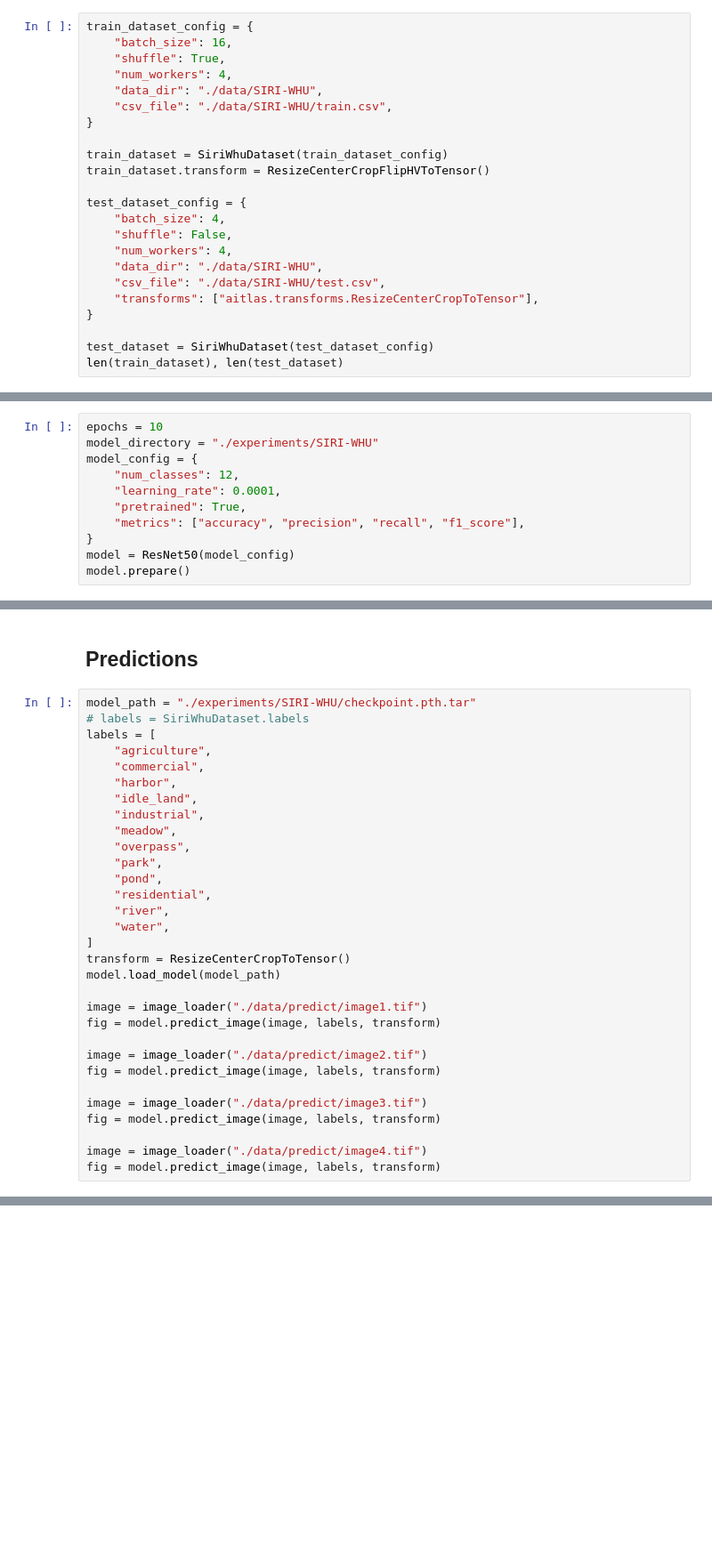
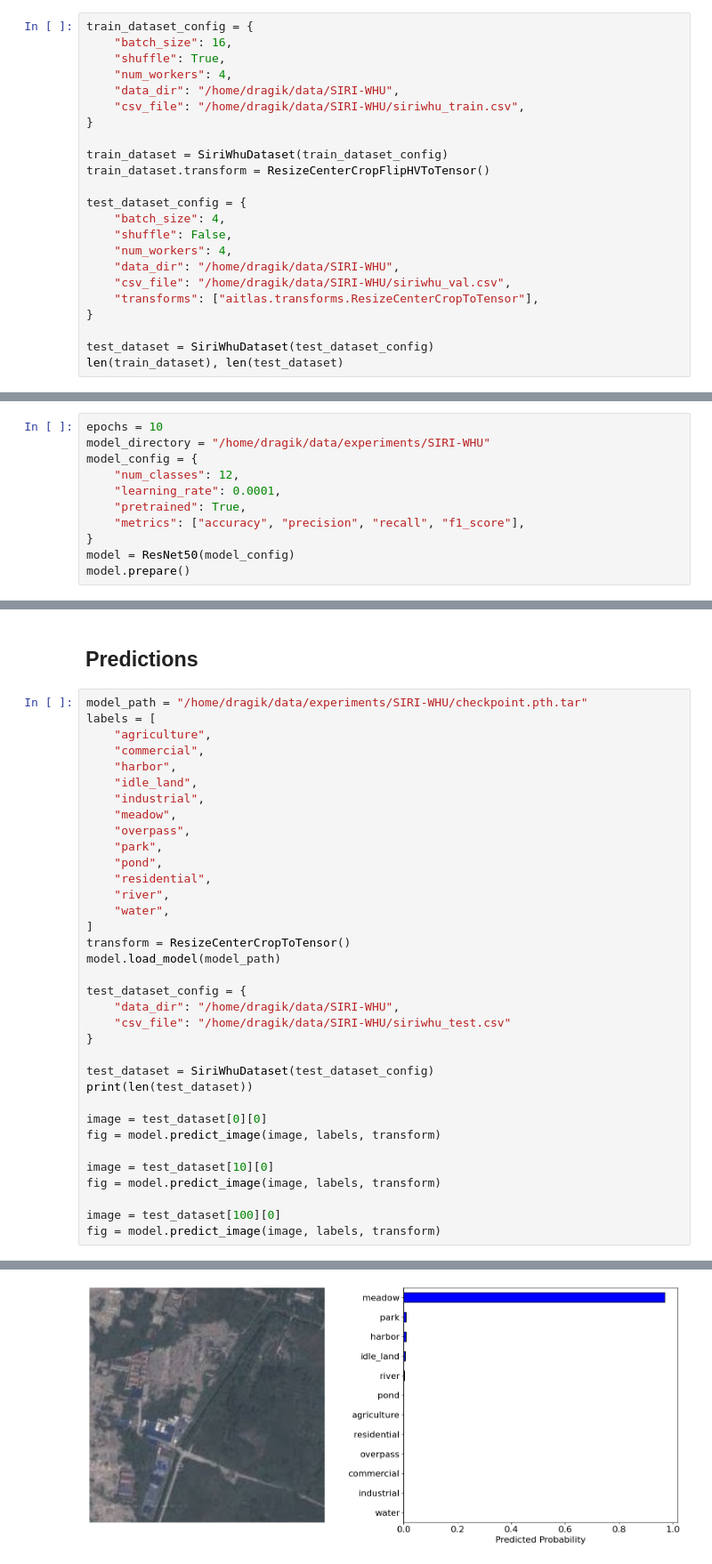
Before and after one commit to biasvariancelabs/FAIR-EO, a Jupyter notebook: examples/multiclass_classification_example_siri_whu.ipynb, the cells around one changed output, grey strips where cells are left out. Shown at 89% size. Drawn from its saved outputs; the diff is of its cells as text; blank space fills up the shorter version.

```diff
--- a/examples/multiclass_classification_example_siri_whu.ipynb
+++ b/examples/multiclass_classification_example_siri_whu.ipynb
@@ -33,8 +76,8 @@ train_dataset_config = {
     "batch_size": 16,
     "shuffle": True,
     "num_workers": 4,
-    "data_dir": "./data/SIRI-WHU",
-    "csv_file": "./data/SIRI-WHU/train.csv",
+    "data_dir": "/home/dragik/data/SIRI-WHU",
+    "csv_file": "/home/dragik/data/SIRI-WHU/siriwhu_train.csv",
 }
 
 train_dataset = SiriWhuDataset(train_dataset_config)
@@ -44,8 +87,8 @@ test_dataset_config = {
     "batch_size": 4,
     "shuffle": False,
     "num_workers": 4,
-    "data_dir": "./data/SIRI-WHU",
-    "csv_file": "./data/SIRI-WHU/test.csv",
+    "data_dir": "/home/dragik/data/SIRI-WHU",
+    "csv_file": "/home/dragik/data/SIRI-WHU/siriwhu_val.csv",
     "transforms": ["aitlas.transforms.ResizeCenterCropToTensor"],
 }
 
@@ -55,7 +100,7 @@ len(train_dataset), len(test_dataset)
 ## Setup and create the model for training
 # %%
 epochs = 10
-model_directory = "./experiments/SIRI-WHU"
+model_directory = "/home/dragik/data/experiments/SIRI-WHU"
 model_config = {
     "num_classes": 12,
     "learning_rate": 0.0001,
@@ -77,8 +141,7 @@ model.train_and_evaluate_model(
 # %% [markdown]
 ## Predictions
 # %%
-model_path = "./experiments/SIRI-WHU/checkpoint.pth.tar"
-# labels = SiriWhuDataset.labels
+model_path = "/home/dragik/data/experiments/SIRI-WHU/checkpoint.pth.tar"
 labels = [
     "agriculture",
     "commercial",
@@ -96,14 +159,20 @@ labels = [
 transform = ResizeCenterCropToTensor()
 model.load_model(model_path)
 
-image = image_loader("./data/predict/image1.tif")
+test_dataset_config = {
+    "data_dir": "/home/dragik/data/SIRI-WHU",
+    "csv_file": "/home/dragik/data/SIRI-WHU/siriwhu_test.csv"
+}
+
+test_dataset = SiriWhuDataset(test_dataset_config)
+print(len(test_dataset))
+
+image = test_dataset[0][0]
 fig = model.predict_image(image, labels, transform)
 
-image = image_loader("./data/predict/image2.tif")
+image = test_dataset[10][0]
 fig = model.predict_image(image, labels, transform)
 
-image = image_loader("./data/predict/image3.tif")
+image = test_dataset[100][0]
 fig = model.predict_image(image, labels, transform)
-
-image = image_loader("./data/predict/image4.tif")
-fig = model.predict_image(image, labels, transform)
+# %% [output]
@@ -109,0 +182 @@ fig = model.predict_image(image, labels, transform)
+[figure, added]
```
Also changed, not shown: parts of 9 cells of this notebook, 19 other files.
